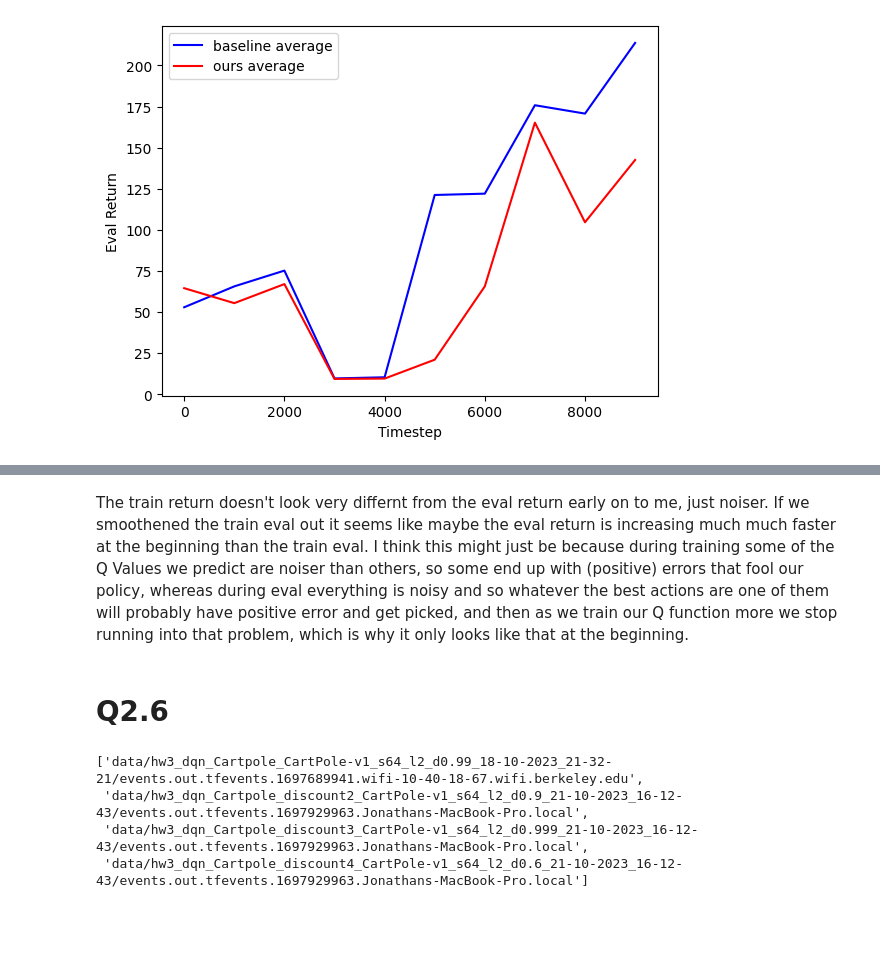
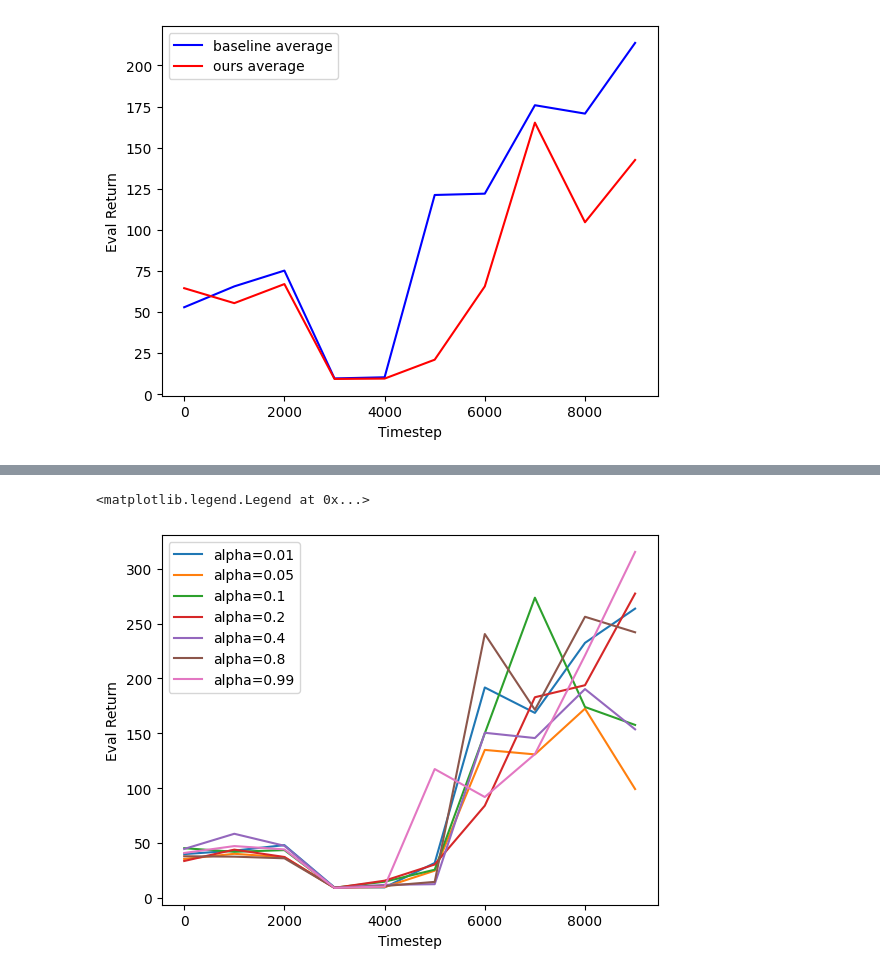
Before and after one commit to Nimsi123/CS285Project, a Jupyter notebook: hw3/plotter.ipynb, the cells around one changed output, grey strips where cells are left out. Saved outputs shown, nothing was run; the diff lists cells and outputs as text; code cells hidden in the pictures; blank space fills up the shorter version.

```diff
--- a/hw3/plotter.ipynb
+++ b/hw3/plotter.ipynb
@@ -187,11 +116,37 @@ plt.show()
-# %% [markdown]
-The train return doesn't look very differnt from the eval return early on to me, just noiser. If we smoothened the train eval out it seems like maybe the eval return is increasing much much faster at the beginning than the train eval. I think this might just be because during training some of the Q Values we predict are noiser than others, so some end up with (positive) errors that fool our policy, whereas during eval everything is noisy and so whatever the best actions are one of them will probably have positive error and get picked, and then as we train our Q function more we stop running into that problem, which is why it only looks like that at the beginning.
-# %% [markdown]
-# Q2.6
-# %%
-cartpole_files
-# %% [output]
-['data/hw3_dqn_Cartpole_CartPole-v1_s64_l2_d0.99_18-10-2023_21-32-21/events.out.tfevents.1697689941.wifi-10-40-18-67.wifi.berkeley.edu',
- 'data/hw3_dqn_Cartpole_discount2_CartPole-v1_s64_l2_d0.9_21-10-2023_16-12-43/events.out.tfevents.1697929963.Jonathans-MacBook-Pro.local',
- 'data/hw3_dqn_Cartpole_discount3_CartPole-v1_s64_l2_d0.999_21-10-2023_16-12-43/events.out.tfevents.1697929963.Jonathans-MacBook-Pro.local',
- 'data/hw3_dqn_Cartpole_discount4_CartPole-v1_s64_l2_d0.6_21-10-2023_16-12-43/events.out.tfevents.1697929963.Jonathans-MacBook-Pro.local']
+# %%
+paths = []
+alpha_vals = [0.01, 0.05, 0.1, 0.2, 0.4, 0.8, 0.99]
+paths = search_strings(experiment_paths, {"alpha": 0.1, "seed": 1})
+t = 0
+
+timestamps = []
+for path in paths:
+    timestamp = path.split("seed_1_")[1]
+    timestamps.append(timestamp)
+
+paths = search_strings(experiment_paths, {"seed_1": timestamps[t]})
+paths += search_strings(experiment_paths, {"seed_2": timestamps[t]})
+paths += search_strings(experiment_paths, {"seed_3": timestamps[t]})
+
+alpha_paths = []
+for val in alpha_vals:
+    p = search_strings(paths, {"alpha": val})
+    if len(p) > 0:
+        alpha_paths.append((val, p))
+
+for val, paths in alpha_paths:
+    total_x, total_y = [], []
+    for p in paths:
+        for f in os.listdir(p):
+            data_file = os.path.join(p, f)
+            x, y = load_data(data_file, value="eval_return", data=None)
+            total_x.append(x)
+            total_y.append(y)
+    x, y = sum(total_x) / len(total_x), sum(total_y) / len(total_y)
+    plt.plot(x, y, label=f"alpha={val}")
+plt.xlabel("Timestep")
+plt.ylabel("Eval Return")
+plt.legend()
+# %% [output]
+<matplotlib.legend.Legend at 0x...>
+[figure, added]
```
Also changed, not shown: parts of 25 cells of this notebook, 24 other files.
